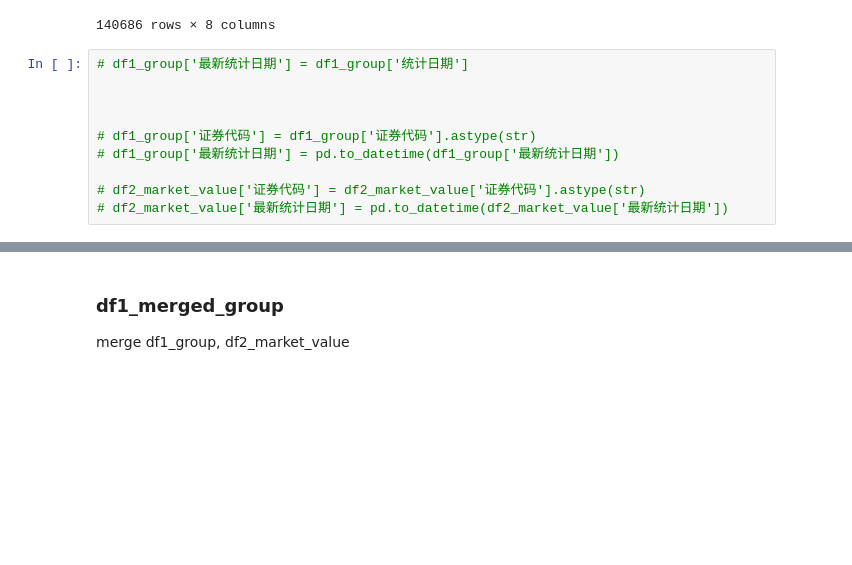
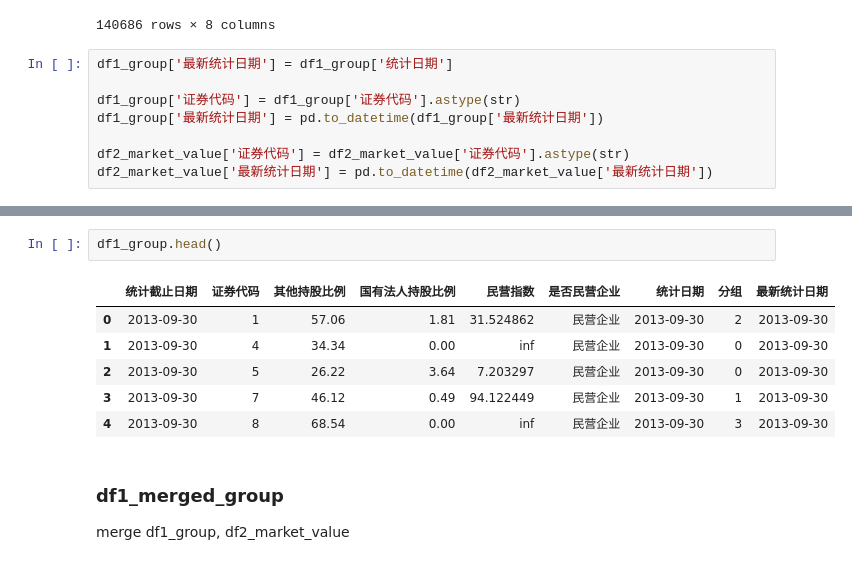
Before and after one commit to Prussia/playJupyter, a Jupyter notebook: testproj/计算加权回报率.ipynb, the cells around one changed output, grey strips where cells are left out. Cells and saved outputs as stored; diff of their text form; blank space fills up the shorter version.

```diff
--- a/testproj/计算加权回报率.ipynb
+++ b/testproj/计算加权回报率.ipynb
@@ -530,12 +543,10 @@ df2_market_value
 | 140685 | 900957 | 2023-08 | 150070.00 | -0.160155 | 0.0 | 0.0 | 2023-08-01 | 2023-06-30 |
 140686 rows × 8 columns
 # %%
-# df1_group['最新统计日期'] = df1_group['统计日期']
+df1_group['最新统计日期'] = df1_group['统计日期']
 
+df1_group['证券代码'] = df1_group['证券代码'].astype(str)
+df1_group['最新统计日期'] = pd.to_datetime(df1_group['最新统计日期'])
 
-
-# df1_group['证券代码'] = df1_group['证券代码'].astype(str)
-# df1_group['最新统计日期'] = pd.to_datetime(df1_group['最新统计日期'])
-
-# df2_market_value['证券代码'] = df2_market_value['证券代码'].astype(str)
-# df2_market_value['最新统计日期'] = pd.to_datetime(df2_market_value['最新统计日期'])
+df2_market_value['证券代码'] = df2_market_value['证券代码'].astype(str)
+df2_market_value['最新统计日期'] = pd.to_datetime(df2_market_value['最新统计日期'])
@@ -546,3 +571,12 @@ df2_market_value
+# %%
+df1_group.head()
+# %% [output]
+|  | 统计截止日期 | 证券代码 | 其他持股比例 | 国有法人持股比例 | 民营指数 | 是否民营企业 | 统计日期 | 分组 | 最新统计日期 |
+| 0 | 2013-09-30 | 1 | 57.06 | 1.81 | 31.524862 | 民营企业 | 2013-09-30 | 2 | 2013-09-30 |
+| 1 | 2013-09-30 | 4 | 34.34 | 0.00 | inf | 民营企业 | 2013-09-30 | 0 | 2013-09-30 |
+| 2 | 2013-09-30 | 5 | 26.22 | 3.64 | 7.203297 | 民营企业 | 2013-09-30 | 0 | 2013-09-30 |
+| 3 | 2013-09-30 | 7 | 46.12 | 0.49 | 94.122449 | 民营企业 | 2013-09-30 | 1 | 2013-09-30 |
+| 4 | 2013-09-30 | 8 | 68.54 | 0.00 | inf | 民营企业 | 2013-09-30 | 3 | 2013-09-30 |
 # %% [markdown]
 ### df1_merged_group
 
```
Also changed, not shown: parts of 17 cells of this notebook.
